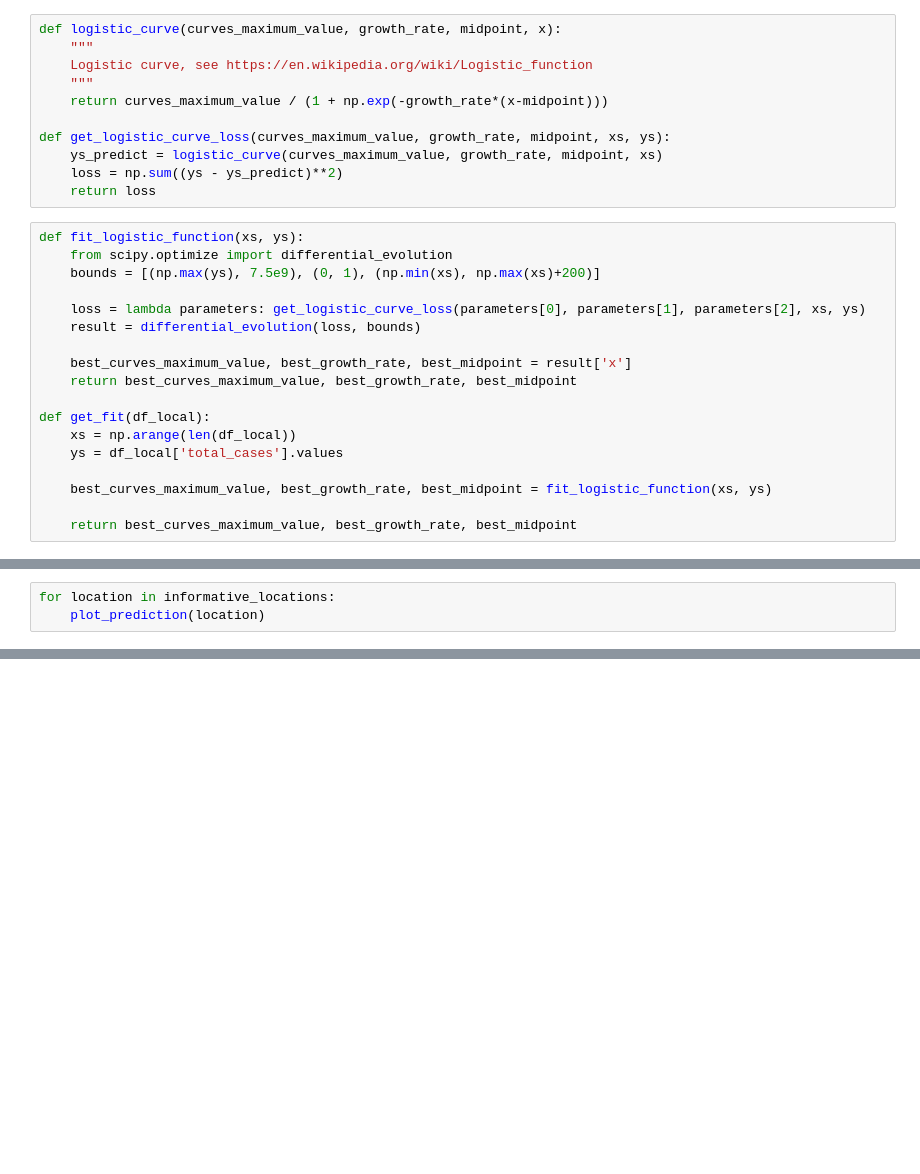
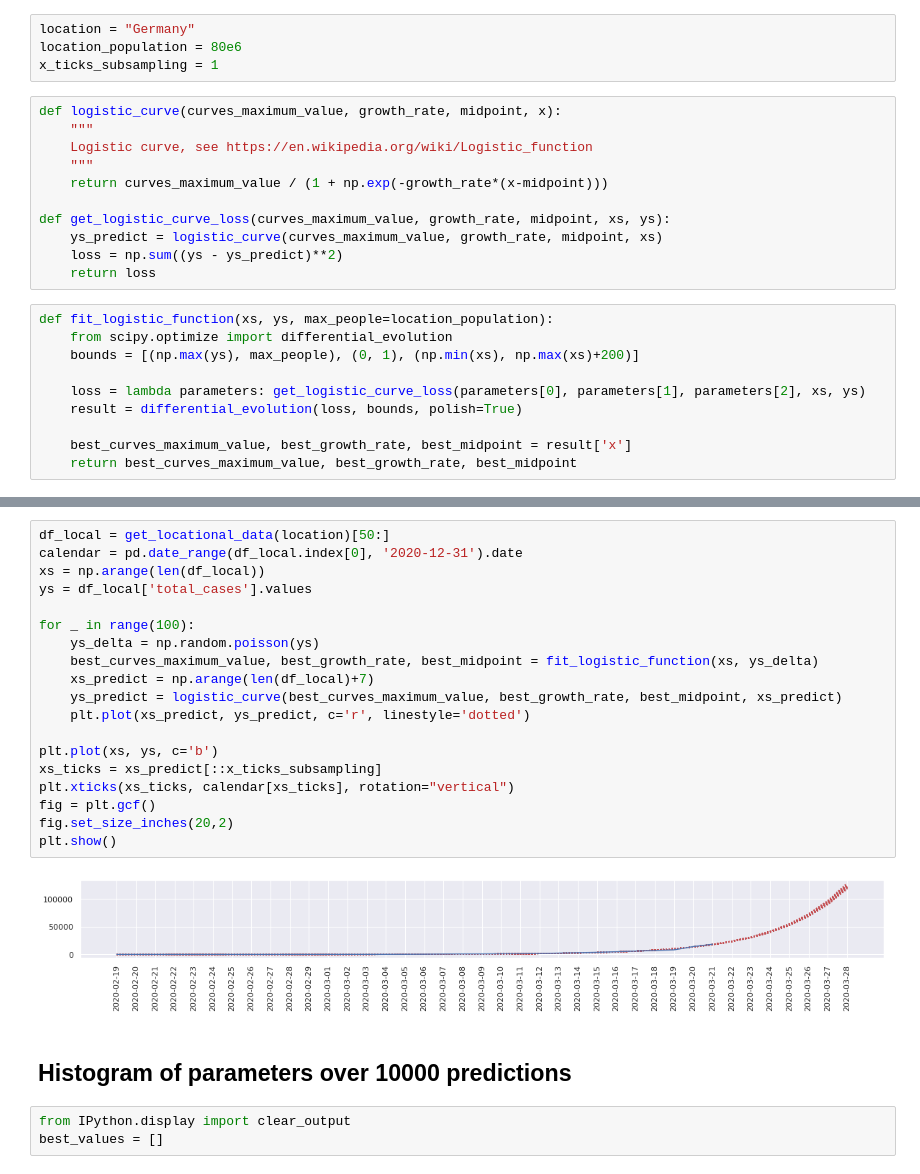
Before and after one commit to jabayat/COVID-19_pandemic_visualization_and_regression, a Jupyter notebook: visualization_and_regression.ipynb, the cells around one changed output, grey strips where cells are left out. Saved outputs shown, nothing was run; the diff lists cells and outputs as text; blank space fills up the shorter version.

```diff
--- a/visualization_and_regression.ipynb
+++ b/visualization_and_regression.ipynb
@@ -111,3 +111,7 @@ plt.show()
+# %%
+location = "Germany"
+location_population = 80e6
+x_ticks_subsampling = 1
 # %%
 def logistic_curve(curves_maximum_value, growth_rate, midpoint, x):
     """
@@ -120,20 +124,12 @@ def get_logistic_curve_loss(curves_maximum_value, growth_rate, midpoint, xs, ys)
     loss = np.sum((ys - ys_predict)**2)
     return loss
 # %%
-def fit_logistic_function(xs, ys):
+def fit_logistic_function(xs, ys, max_people=location_population):
     from scipy.optimize import differential_evolution
-    bounds = [(np.max(ys), 7.5e9), (0, 1), (np.min(xs), np.max(xs)+200)]
+    bounds = [(np.max(ys), max_people), (0, 1), (np.min(xs), np.max(xs)+200)]
 
     loss = lambda parameters: get_logistic_curve_loss(parameters[0], parameters[1], parameters[2], xs, ys)
-    result = differential_evolution(loss, bounds)
+    result = differential_evolution(loss, bounds, polish=True)
 
     best_curves_maximum_value, best_growth_rate, best_midpoint = result['x']
     return best_curves_maximum_value, best_growth_rate, best_midpoint
-
-def get_fit(df_local):
-    xs = np.arange(len(df_local))
-    ys = df_local['total_cases'].values
-
-    best_curves_maximum_value, best_growth_rate, best_midpoint = fit_logistic_function(xs, ys)
-
-    return best_curves_maximum_value, best_growth_rate, best_midpoint
@@ -166,3 +135,0 @@ def plot_prediction(location, x_ticks_subsampling=1):
-# %%
-for location in informative_locations:
-    plot_prediction(location)
@@ -182,0 +136,26 @@ for location in informative_locations:
+# %%
+df_local = get_locational_data(location)[50:]
+calendar = pd.date_range(df_local.index[0], '2020-12-31').date
+xs = np.arange(len(df_local))
+ys = df_local['total_cases'].values
+
+for _ in range(100):
+    ys_delta = np.random.poisson(ys)
+    best_curves_maximum_value, best_growth_rate, best_midpoint = fit_logistic_function(xs, ys_delta)
+    xs_predict = np.arange(len(df_local)+7)
+    ys_predict = logistic_curve(best_curves_maximum_value, best_growth_rate, best_midpoint, xs_predict)
+    plt.plot(xs_predict, ys_predict, c='r', linestyle='dotted')
+
+plt.plot(xs, ys, c='b')
+xs_ticks = xs_predict[::x_ticks_subsampling]
+plt.xticks(xs_ticks, calendar[xs_ticks], rotation="vertical")
+fig = plt.gcf()
+fig.set_size_inches(20,2)
+plt.show()
+# %% [output]
+[figure, added]
+# %% [markdown]
+## Histogram of parameters over 10000 predictions
+# %%
+from IPython.display import clear_output
+best_values = []
```
Also changed, not shown: parts of 10 cells of this notebook.
